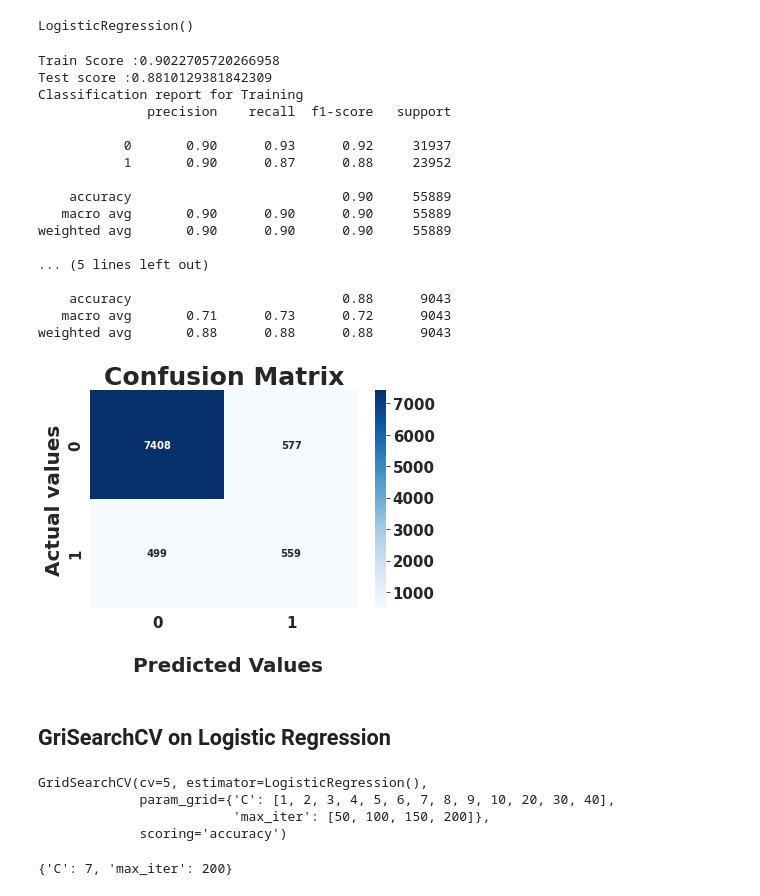
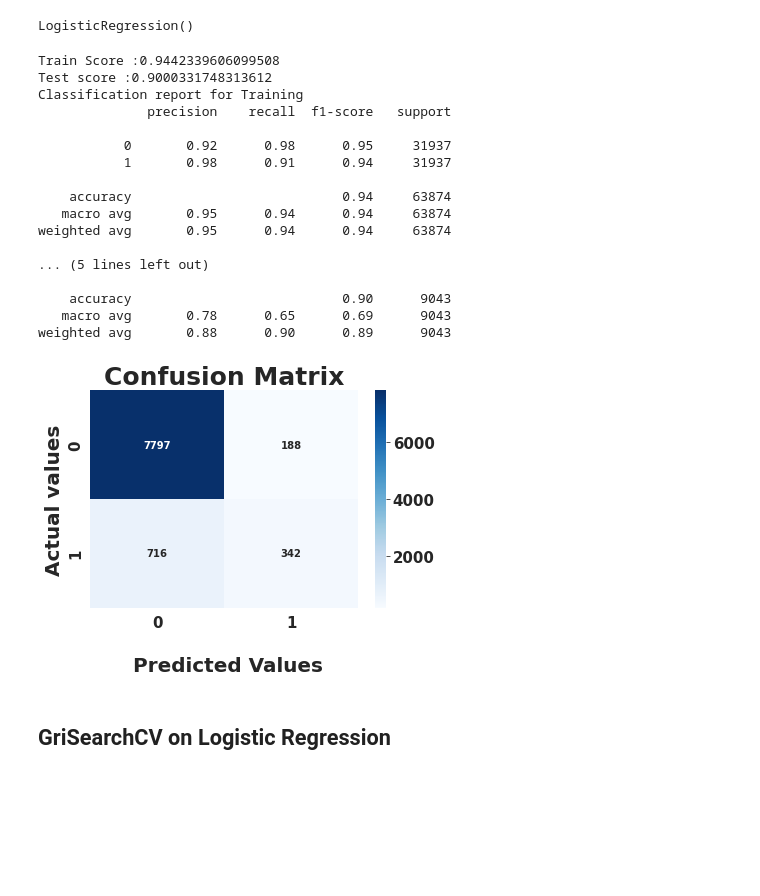
Before and after one commit to PranayUmredkar97/Bank-Marketing-Effectiveness-Prediction-Classification-Capstone-Project-, a Jupyter notebook: Bank_Marketing_Effectiveness_Prediction_Capstone_Project.ipynb, the cells around one changed output. Drawn from its saved outputs; the diff is of its cells as text; code cells hidden in the pictures; blank space fills up the shorter version.

```diff
--- a/Bank_Marketing_Effectiveness_Prediction_Capstone_Project.ipynb
+++ b/Bank_Marketing_Effectiveness_Prediction_Capstone_Project.ipynb
@@ -634,7 +641,7 @@ Name: y, dtype: int64
 #importing library required for resampling
 from imblearn.over_sampling import SMOTE
 
-smote = SMOTE(0.75,k_neighbors=6)
+smote = SMOTE()
 
 # fit predictor and target variable
 x_train, y_train = smote.fit_resample(X_train,y_train)
@@ -683,41 +690,41 @@ def model_metrics(model,X_train,y_train,y_test,y_pred,y_pred_train):
 ## **Feature Scaling**
 Feature Scaling is a technique to normalize/standardize the independent features present in the dataset in a fixed range.
 # %%
-# from sklearn.preprocessing import StandardScaler
-# scaler = MinMaxScaler()
-# X_train = scaler.fit_transform(X_train)
-# X_test = scaler.transform(X_test)
+from sklearn.preprocessing import StandardScaler
+scaler = MinMaxScaler()
+X_train = scaler.fit_transform(x_train)
+X_test = scaler.transform(X_test)
 # %%
 #let's train logistics regression model
 LR =LogisticRegression()
 # %%
-LR.fit(x_train,y_train)
+LR.fit(X_train,y_train)
 # %% [output]
 LogisticRegression()
 # %%
 y_pred_lr = LR.predict(X_test)
-y_pred_lr_train =LR.predict(x_train)
+y_pred_lr_train =LR.predict(X_train)
 # %%
-model_metrics(LR,x_train,y_train,y_test,y_pred_lr,y_pred_lr_train)
+model_metrics(LR,X_train,y_train,y_test,y_pred_lr,y_pred_lr_train)
 # %% [output]
-Train Score :0.9022705720266958
-Test score :0.8810129381842309
+Train Score :0.9442339606099508
+Test score :0.9000331748313612
 Classification report for Training
               precision    recall  f1-score   support
 
-           0       0.90      0.93      0.92     31937
-           1       0.90      0.87      0.88     23952
+           0       0.92      0.98      0.95     31937
+           1       0.98      0.91      0.94     31937
 
-    accuracy                           0.90     55889
-   macro avg       0.90      0.90      0.90     55889
-weighted avg       0.90      0.90      0.90     55889
+    accuracy                           0.94     63874
+   macro avg       0.95      0.94      0.94     63874
+weighted avg       0.95      0.94      0.94     63874
 
 ... (5 lines left out)
 
-    accuracy                           0.88      9043
-   macro avg       0.71      0.73      0.72      9043
-weighted avg       0.88      0.88      0.88      9043
+    accuracy                           0.90      9043
+   macro avg       0.78      0.65      0.69      9043
+weighted avg       0.88      0.90      0.89      9043
-[figure, old version]
+[figure, new version]
 # %%
  #importing library for hyperparameter tuning
  from sklearn.model_selection import GridSearchCV
@@ -731,15 +738,3 @@ weighted avg       0.88      0.88      0.88      9043
 ## **GriSearchCV on Logistic Regression**
 # %%
 LR_Grid = GridSearchCV(LR,param_grid=parameter,scoring='accuracy',cv=5)
-# %%
-LR_Grid.fit(x_train,y_train)
-# %% [output]
-GridSearchCV(cv=5, estimator=LogisticRegression(),
-             param_grid={'C': [1, 2, 3, 4, 5, 6, 7, 8, 9, 10, 20, 30, 40],
-                         'max_iter': [50, 100, 150, 200]},
-             scoring='accuracy')
-# %%
-#let's check best parameter for model
-LR_Grid.best_params_
-# %% [output]
-{'C': 7, 'max_iter': 200}
```
Also changed, not shown: parts of 68 cells of this notebook.
